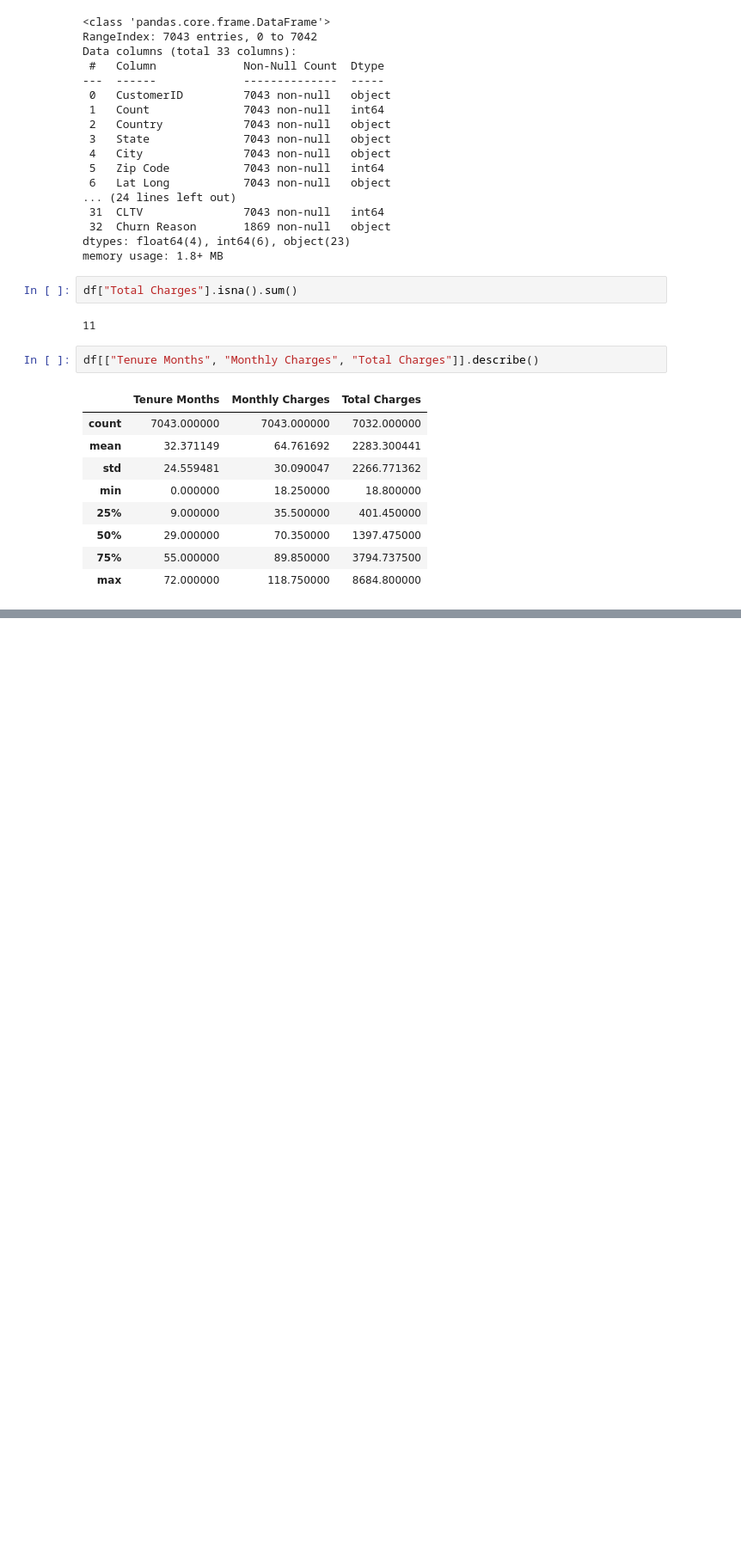
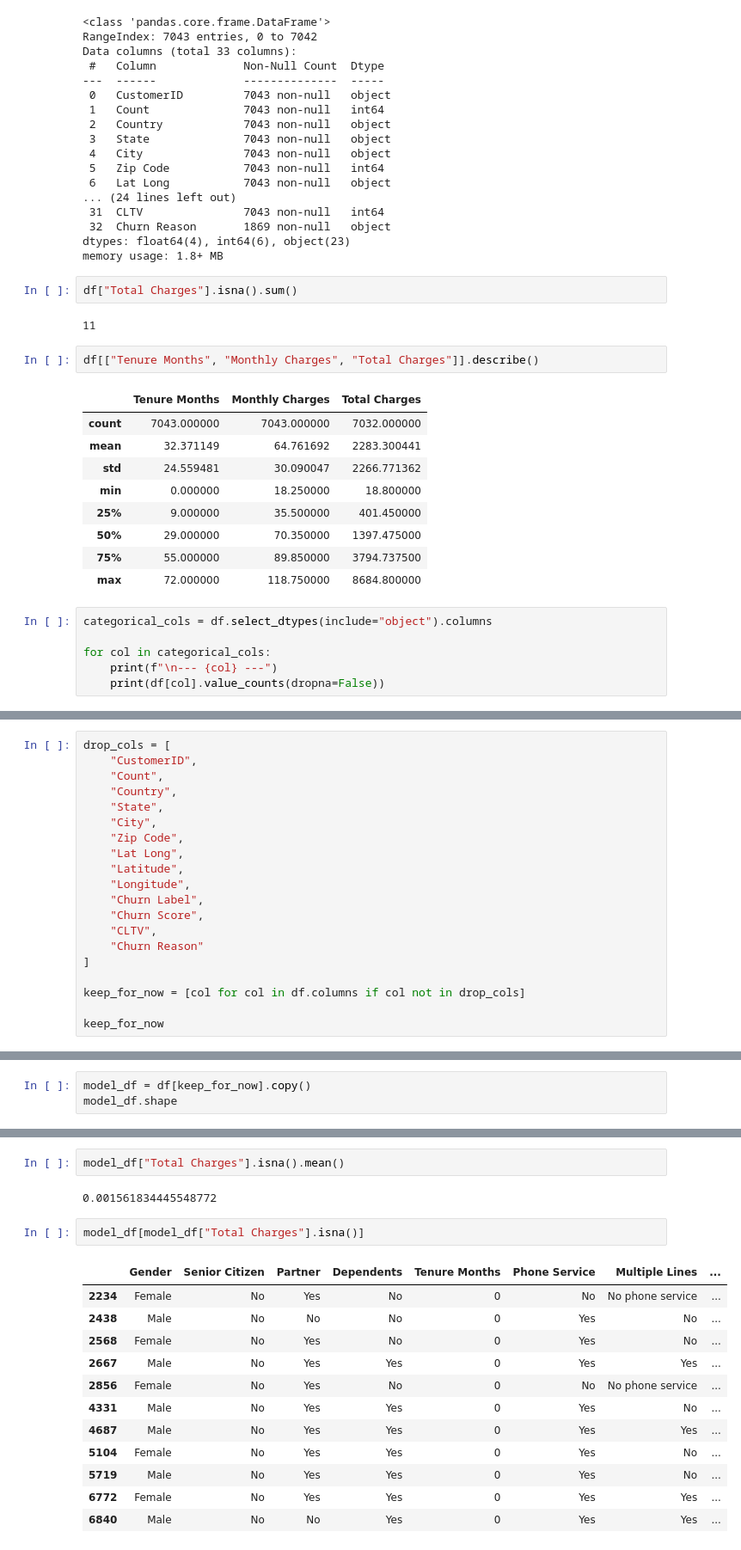
Before and after one commit to VinChan2001/telco-churn-prediction, a Jupyter notebook: notebooks/01_data_check.ipynb, the cells around one changed output, grey strips where cells are left out. Shown at 86% size. Saved outputs shown, nothing was run; the diff lists cells and outputs as text; blank space fills up the shorter version.

```diff
--- a/notebooks/01_data_check.ipynb
+++ b/notebooks/01_data_check.ipynb
@@ -250,3 +250,9 @@ df[["Tenure Months", "Monthly Charges", "Total Charges"]].describe()
 | 50% | 29.000000 | 70.350000 | 1397.475000 |
 | 75% | 55.000000 | 89.850000 | 3794.737500 |
 | max | 72.000000 | 118.750000 | 8684.800000 |
+# %%
+categorical_cols = df.select_dtypes(include="object").columns
+
+for col in categorical_cols:
+    print(f"\n--- {col} ---")
+    print(df[col].value_counts(dropna=False))
@@ -252,0 +349,20 @@ df[["Tenure Months", "Monthly Charges", "Total Charges"]].describe()
+# %%
+drop_cols = [
+    "CustomerID",
+    "Count",
+    "Country",
+    "State",
+    "City",
+    "Zip Code",
+    "Lat Long",
+    "Latitude",
+    "Longitude",
+    "Churn Label",
+    "Churn Score",
+    "CLTV",
+    "Churn Reason"
+]
+
+keep_for_now = [col for col in df.columns if col not in drop_cols]
+
+keep_for_now
@@ -252,0 +390,3 @@ df[["Tenure Months", "Monthly Charges", "Total Charges"]].describe()
+# %%
+model_df = df[keep_for_now].copy()
+model_df.shape
@@ -252,0 +415,19 @@ df[["Tenure Months", "Monthly Charges", "Total Charges"]].describe()
+# %%
+model_df["Total Charges"].isna().mean()
+# %% [output]
+0.001561834445548772
+# %%
+model_df[model_df["Total Charges"].isna()]
+# %% [output]
+|  | Gender | Senior Citizen | Partner | Dependents | Tenure Months | Phone Service | Multiple Lines | ... |
+| 2234 | Female | No | Yes | No | 0 | No | No phone service | ... |
+| 2438 | Male | No | No | No | 0 | Yes | No | ... |
+| 2568 | Female | No | Yes | No | 0 | Yes | No | ... |
+| 2667 | Male | No | Yes | Yes | 0 | Yes | Yes | ... |
+| 2856 | Female | No | Yes | No | 0 | No | No phone service | ... |
+| 4331 | Male | No | Yes | Yes | 0 | Yes | No | ... |
+| 4687 | Male | No | Yes | Yes | 0 | Yes | Yes | ... |
+| 5104 | Female | No | Yes | Yes | 0 | Yes | No | ... |
+| 5719 | Male | No | Yes | Yes | 0 | Yes | No | ... |
+| 6772 | Female | No | Yes | Yes | 0 | Yes | Yes | ... |
+| 6840 | Male | No | No | Yes | 0 | Yes | Yes | ... |
```
Also changed, not shown: parts of 31 cells of this notebook.
